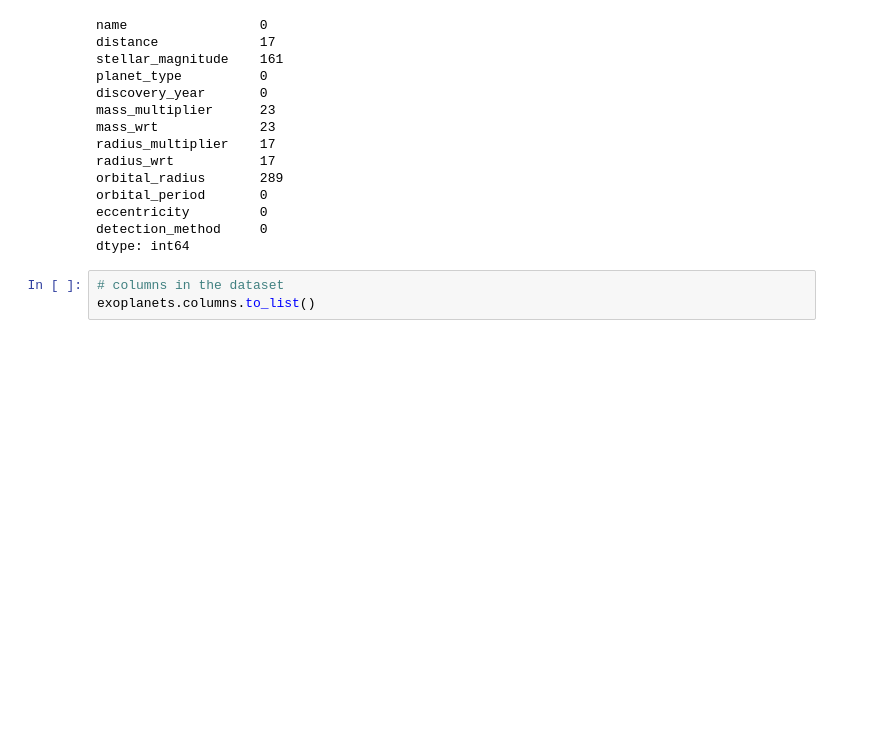
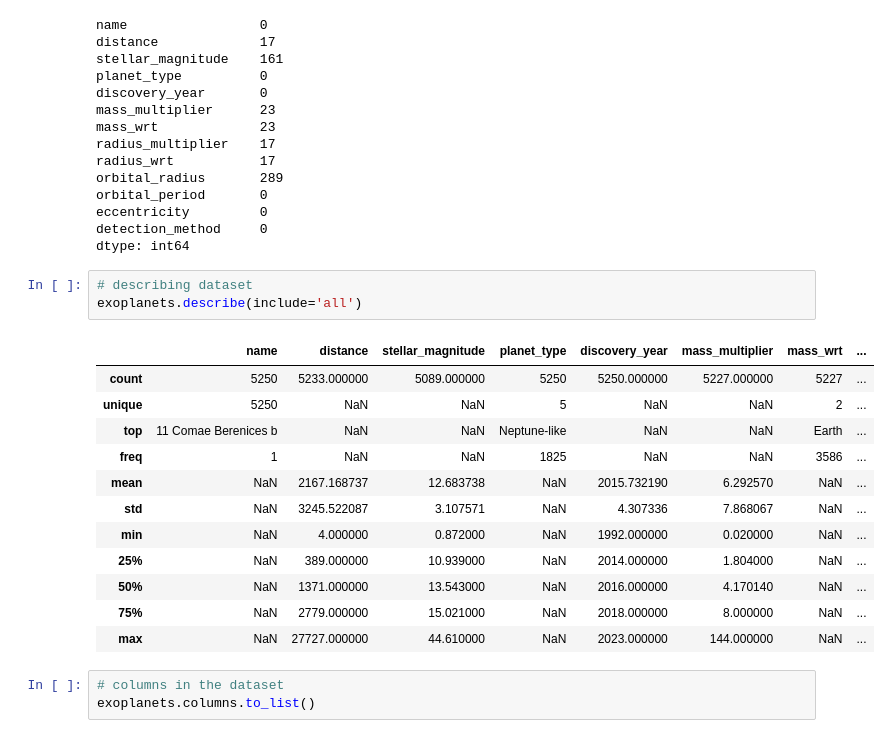
Before and after one commit to 7086600/da_final_project, a Jupyter notebook: da_final_project.ipynb, the cells around one changed output. Cells and saved outputs as stored; diff of their text form; blank space fills up the shorter version.

```diff
--- a/da_final_project.ipynb
+++ b/da_final_project.ipynb
@@ -114,6 +114,22 @@ orbital_period       0
 eccentricity         0
 detection_method     0
 dtype: int64
+# %%
+# describing dataset
+exoplanets.describe(include='all')
+# %% [output]
+|  | name | distance | stellar_magnitude | planet_type | discovery_year | mass_multiplier | mass_wrt | ... |
+| count | 5250 | 5233.000000 | 5089.000000 | 5250 | 5250.000000 | 5227.000000 | 5227 | ... |
+| unique | 5250 | NaN | NaN | 5 | NaN | NaN | 2 | ... |
+| top | 11 Comae Berenices b | NaN | NaN | Neptune-like | NaN | NaN | Earth | ... |
+| freq | 1 | NaN | NaN | 1825 | NaN | NaN | 3586 | ... |
+| mean | NaN | 2167.168737 | 12.683738 | NaN | 2015.732190 | 6.292570 | NaN | ... |
+| std | NaN | 3245.522087 | 3.107571 | NaN | 4.307336 | 7.868067 | NaN | ... |
+| min | NaN | 4.000000 | 0.872000 | NaN | 1992.000000 | 0.020000 | NaN | ... |
+| 25% | NaN | 389.000000 | 10.939000 | NaN | 2014.000000 | 1.804000 | NaN | ... |
+| 50% | NaN | 1371.000000 | 13.543000 | NaN | 2016.000000 | 4.170140 | NaN | ... |
+| 75% | NaN | 2779.000000 | 15.021000 | NaN | 2018.000000 | 8.000000 | NaN | ... |
+| max | NaN | 27727.000000 | 44.610000 | NaN | 2023.000000 | 144.000000 | NaN | ... |
 # %%
 # columns in the dataset
 exoplanets.columns.to_list()
```
Also changed, not shown: parts of 6 cells of this notebook.
